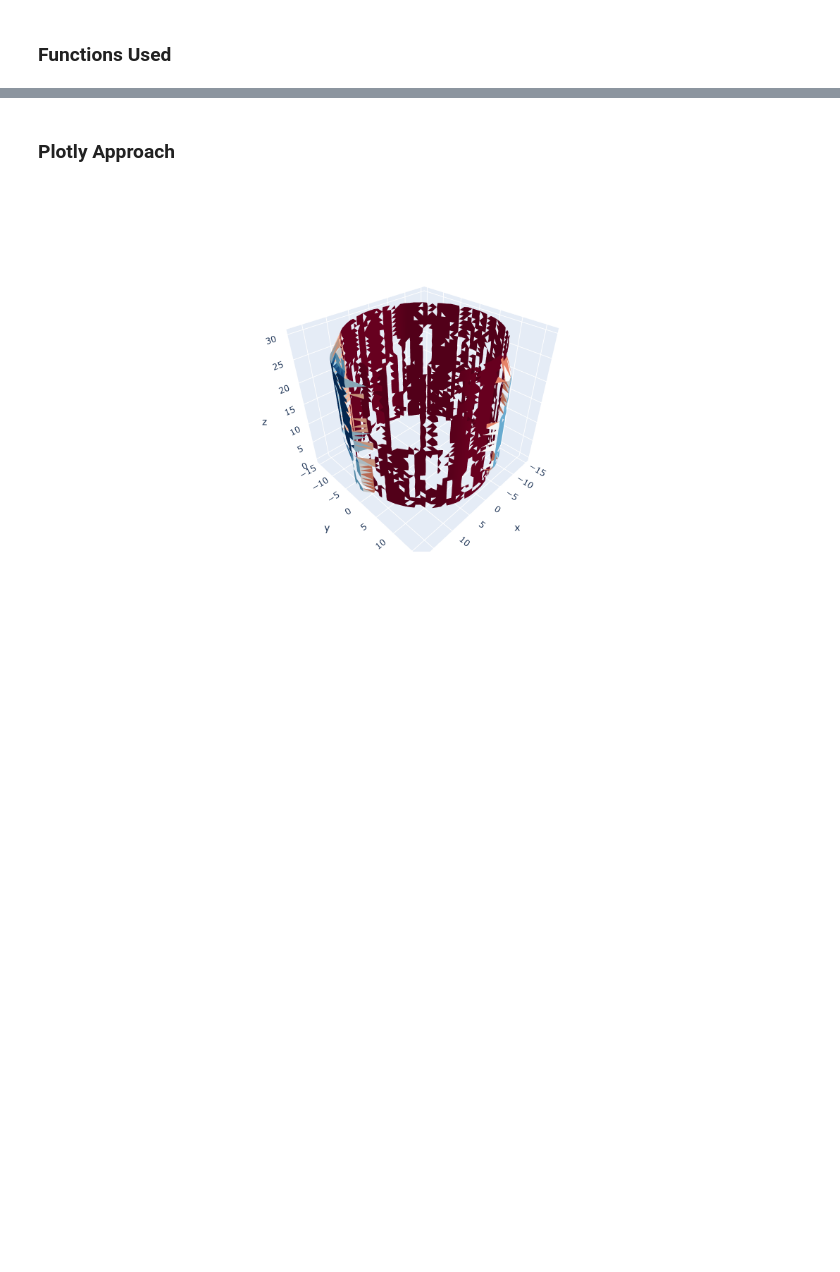
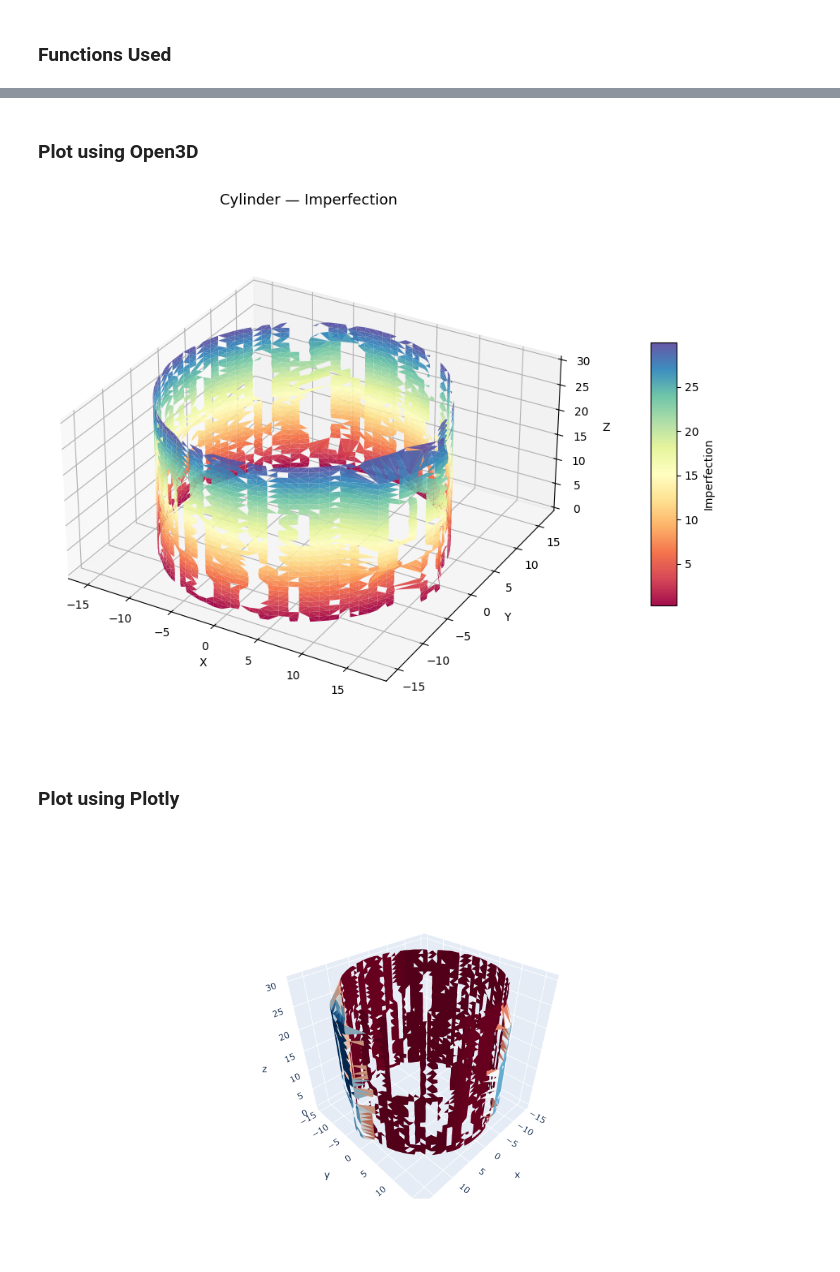
Before and after one commit to tomskija/Jupyter-Notebooks, a Jupyter notebook: Notebook - 3D Mesh Plotting.ipynb, the cells around one changed output, grey strips where cells are left out. Saved outputs shown, nothing was run; the diff lists cells and outputs as text; code cells hidden in the pictures; blank space fills up the shorter version.

```diff
--- a/Notebook - 3D Mesh Plotting.ipynb
+++ b/Notebook - 3D Mesh Plotting.ipynb
@@ -172,5 +170,30 @@ Z New: 2914 -0.037 30.022
+# %% [markdown]
+### Plot using Open3D
+# %%
+##############################################################################
+# this line is commented out due to not working in Jupyter Notebook
+# it is meant to help view and interact with the produced 3D plot below
+# o3d.visualization.draw_geometries([pcd, rec_mesh], point_show_normal=True)
+##############################################################################
+# Produce 3D Plot
+fig  = plt.figure(figsize=(10, 7))
+ax   = fig.add_subplot(1, 1, 1, projection='3d')
+surf = ax.plot_trisurf(xInterp, yInterp, zInterp, triangles=triangles,cmap=plt.cm.Spectral, linewidth=0, antialiased=True, alpha=0.95)
+fig.colorbar(surf, ax=ax, shrink=0.5, aspect=10, pad=0.1, label=analysis.capitalize())
+ax.set_xlabel('X'); ax.set_ylabel('Y'); ax.set_zlabel('Z')
+ax.set_title(f'{geometry.replace("_", " ").title()} — {analysis.capitalize()}', fontsize=13)
+ax.set_box_aspect([1, 1, 0.5])
+if geometry == 'CIRCULAR_FLAT_PLATE':
+    z_range = max(zInterp.max() - zInterp.min(), 1e-3)
+    z_mid   = (zInterp.max() + zInterp.min()) / 2
+    ax.set_zlim([z_mid - z_range * 1.5, z_mid + z_range * 1.5])
+plt.tight_layout()
+plt.show()
+##############################################################################
+# %% [output]
+[figure, added]
 # %% [markdown]
-### Plotly Approach
+### Plot using Plotly
 # %%
 ##############################################################################
 if t.shape[0] == xInterp.shape[0]:
```
Also changed, not shown: parts of 8 cells of this notebook, 1 other file.
